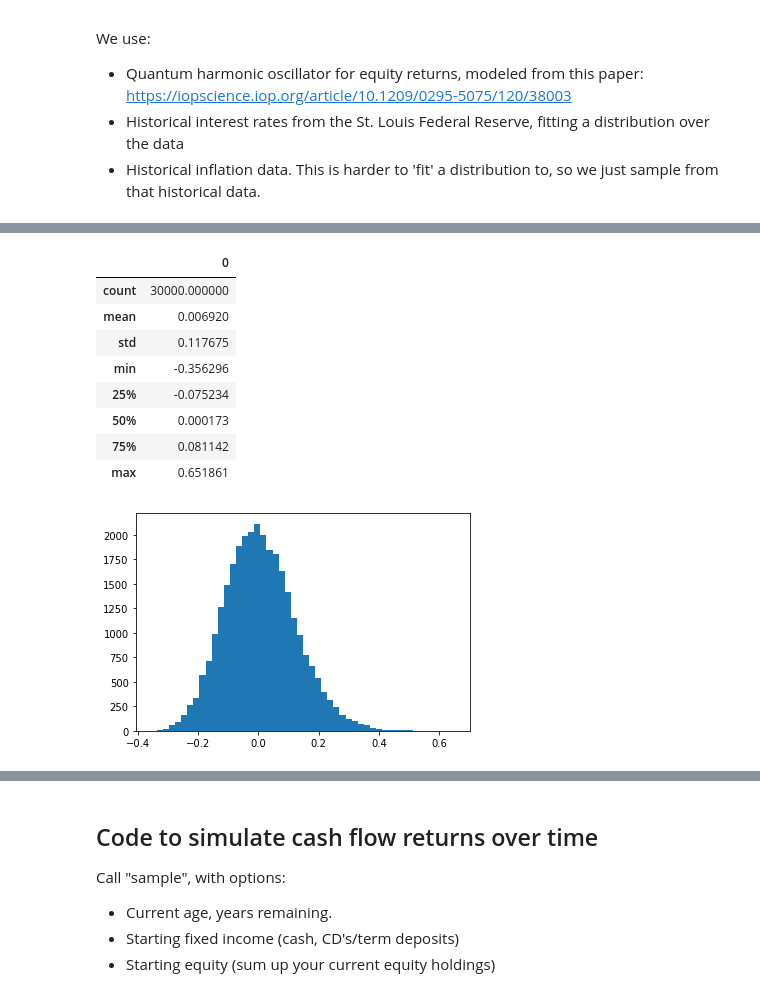
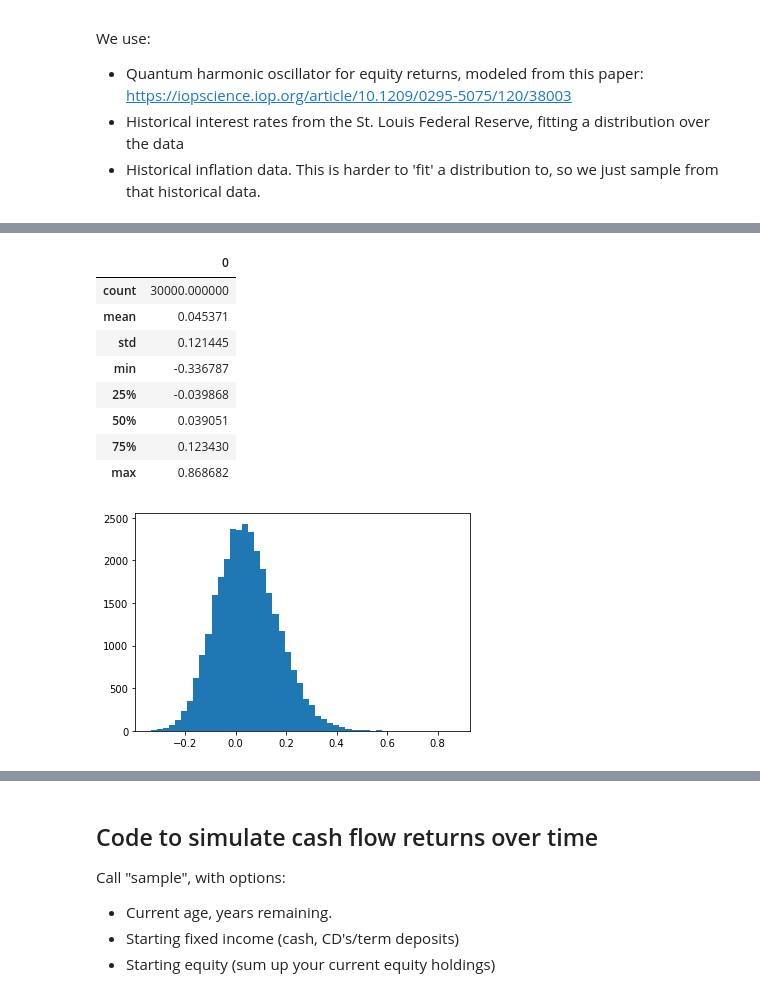
Before and after one commit to 9600dev/mmr, a Jupyter notebook: notebooks/modeling_cash_flows.ipynb, the cells around one changed output, grey strips where cells are left out. Drawn from its saved outputs; the diff is of its cells as text; code cells hidden in the pictures.

Commit message:
fixed up the model, moved to better data

```diff
--- a/notebooks/modeling_cash_flows.ipynb
+++ b/notebooks/modeling_cash_flows.ipynb
@@ -262,30 +310,32 @@ plt.show()
 # %%
 # model stock market returns. We're using Quantum Harmonic oscillator here. Code in quantum_harmonic.py
 parameters = [0.2, 0.2, 0.086, 0.182, 0.133, 0.928]
-daily_equity_distribution_array: list[float] = cast(list[float], QuantumHarmonic(csv_file='../data/quantumharmonic.csv', parameters=parameters).rvs(10000))
 
-# _ = plt.hist(daily_equity_distribution_array, bins=50)
+harmonic_data = requests.get('https://zd8d32753f2xm110ee.s3.us-west-2.amazonaws.com/quantumharmonic.csv').text
+pd_harmonic_data = pd.read_csv(StringIO(harmonic_data))['close'].tolist()
+
+daily_equity_distribution_array = np.array(fit_qho(pd_harmonic_data[0], parameters, 1, pd_harmonic_data, 100)) / 100.0  # type: ignore
 
 equity_distribution_array = []
 for i in range(30000):
     start = 100
     cumulative = 100
     for j in range(250):
         r = random.choice(daily_equity_distribution_array)
         cumulative = cumulative + (cumulative * r)
     equity_distribution_array.append((cumulative - start) / start)
 
 _ = plt.hist(equity_distribution_array, bins=50)
 
 pd.DataFrame(equity_distribution_array).describe()
 # %% [output]
 |  | 0 |
 | count | 30000.000000 |
-| mean | 0.006920 |
-| std | 0.117675 |
-| min | -0.356296 |
-| 25% | -0.075234 |
-| 50% | 0.000173 |
-| 75% | 0.081142 |
-| max | 0.651861 |
+| mean | 0.045371 |
+| std | 0.121445 |
+| min | -0.336787 |
+| 25% | -0.039868 |
+| 50% | 0.039051 |
+| 75% | 0.123430 |
+| max | 0.868682 |
-[figure, old version]
+[figure, new version]
```
Also changed, not shown: parts of 7 cells of this notebook, 1 other file.
